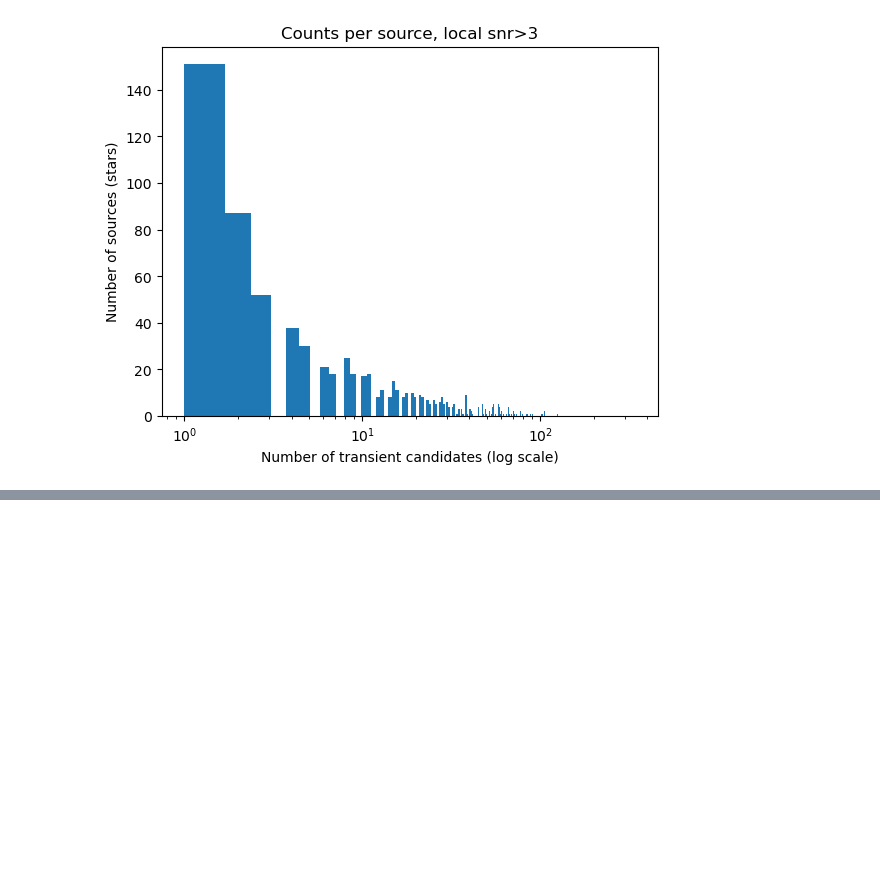
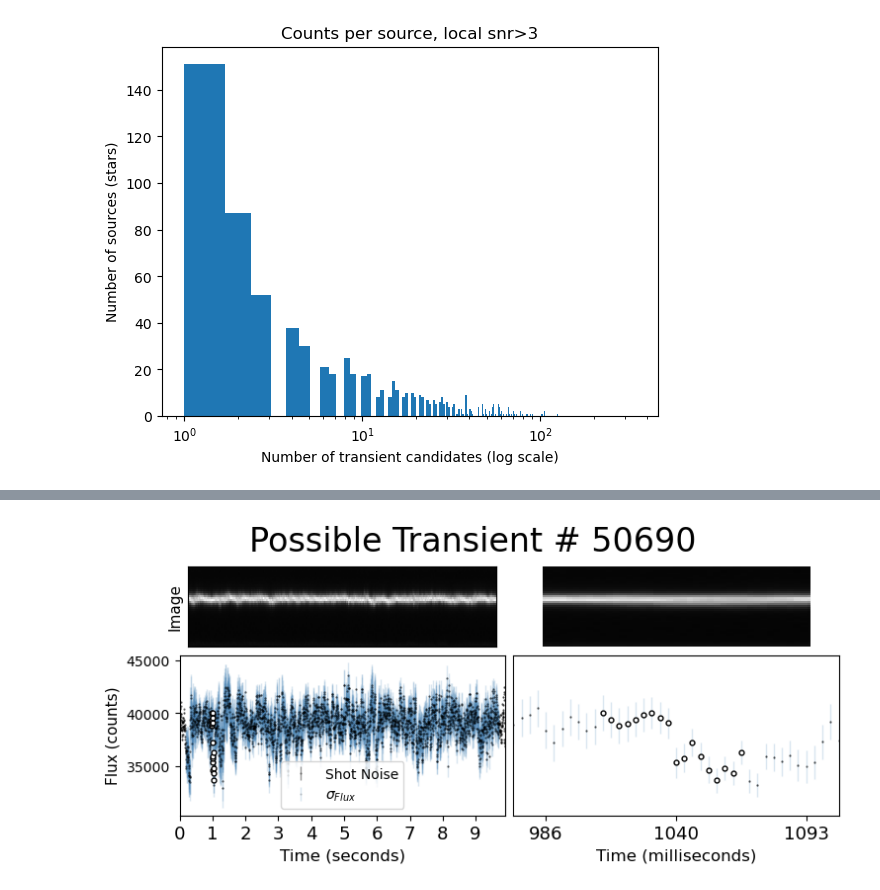
Before and after one commit to SHDaniels/Continuous-Readout-Image-Transient-Detection-with-CNNs, a Jupyter notebook: adding_snrs.ipynb, the cells around one changed output, grey strips where cells are left out. Drawn from its saved outputs; the diff is of its cells as text; code cells hidden in the pictures; blank space fills up the shorter version.

```diff
--- a/adding_snrs.ipynb
+++ b/adding_snrs.ipynb
@@ -123,0 +160,4 @@ Text(0, 0.5, 'Number of sources (stars)')
+# %%
+rff.plot_time_series_again_aperture(df_chunks_large, 50690)#, tracking=True, half_aperture=1)
+# %% [output]
+[figure, added]
```
Also changed, not shown: parts of 39 cells of this notebook.
